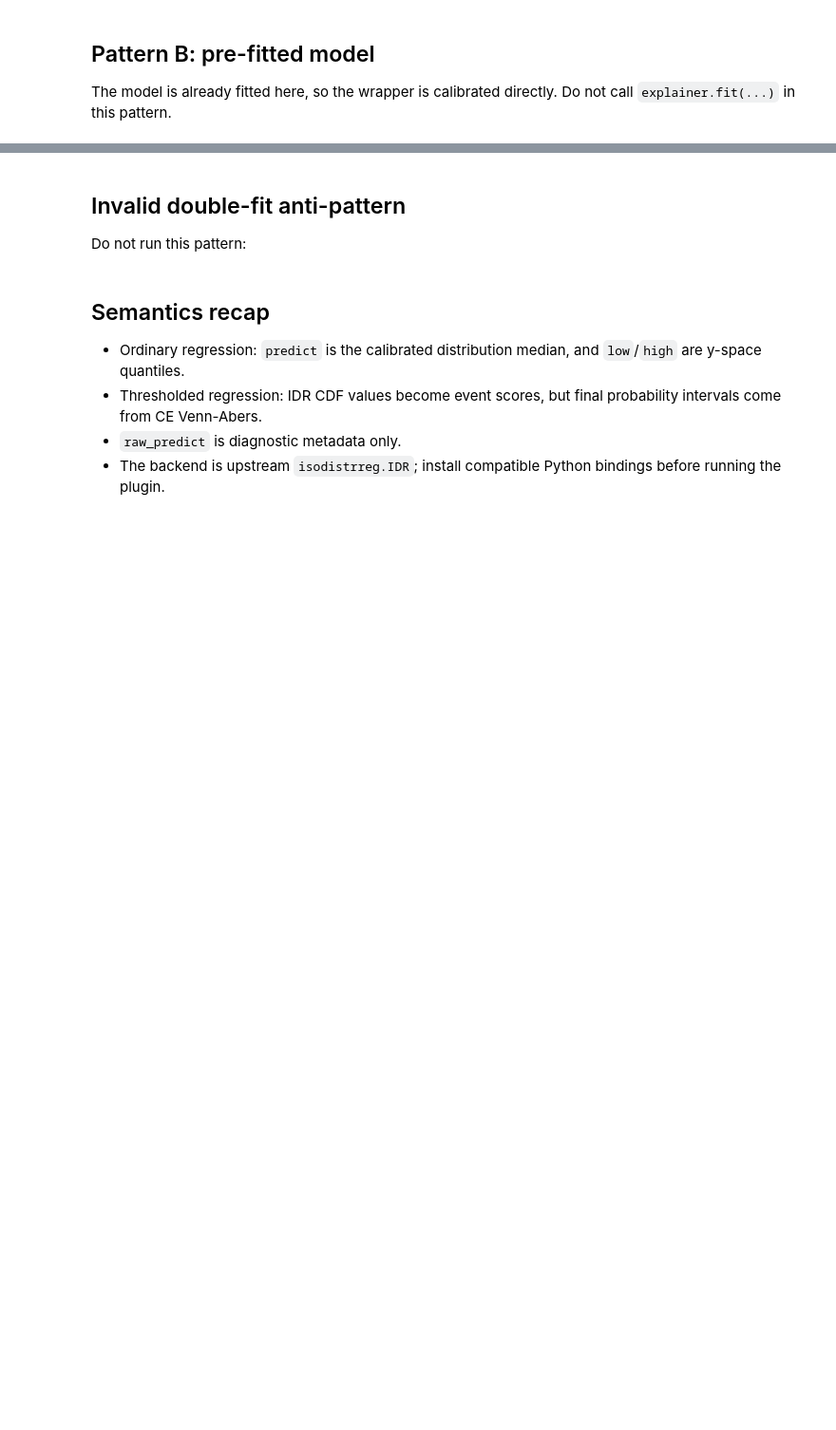
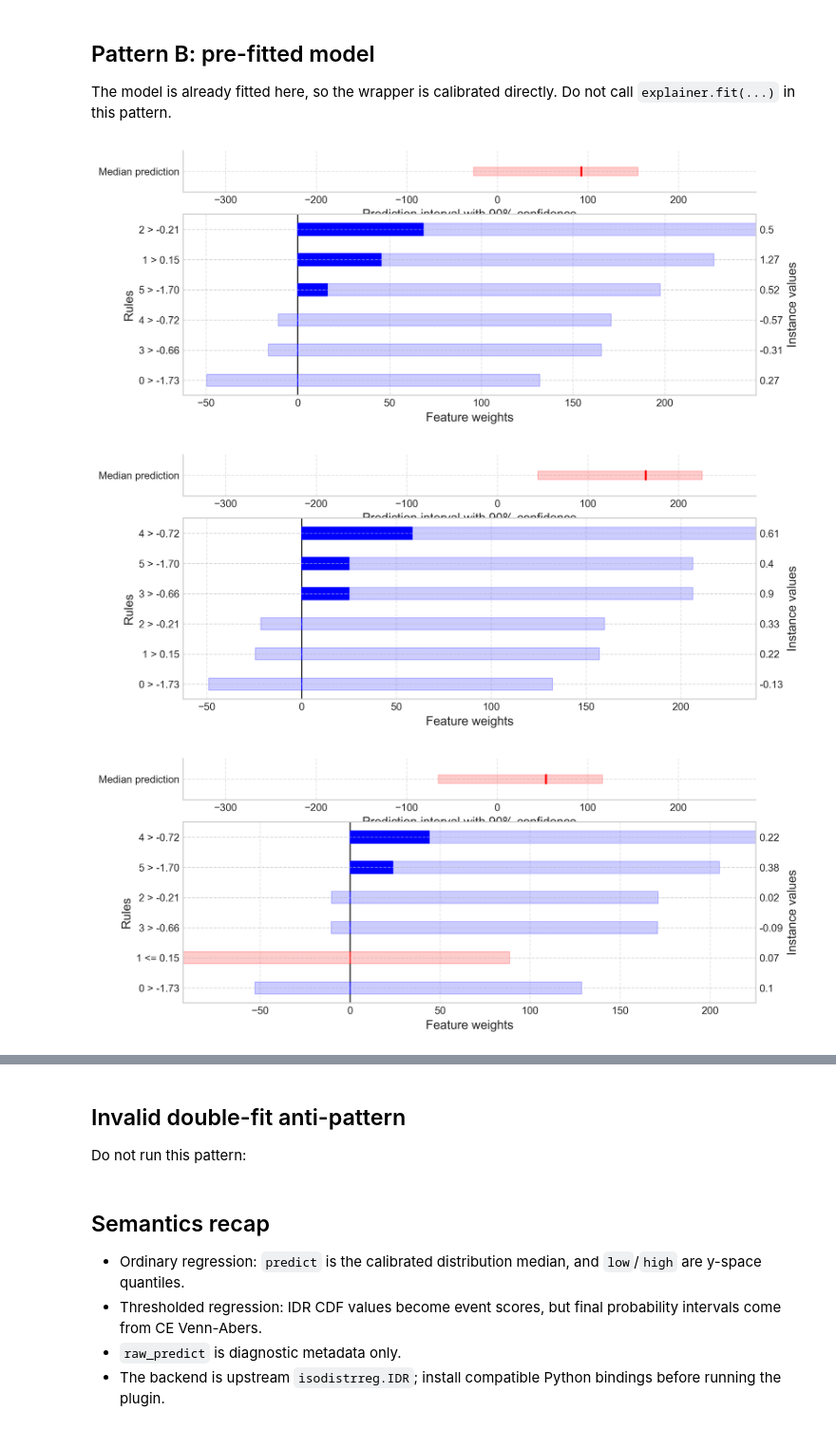
Before and after one commit to kristinebergs/calibrated-explanations-plugins, a Jupyter notebook: packages/calibration/calibrated-explanations-calibration-idr/examples/idr_regression_calibrator.ipynb, the cells around one changed output, grey strips where cells are left out. Shown at 95% size. Saved outputs shown, nothing was run; the diff lists cells and outputs as text; code cells hidden in the pictures; blank space fills up the shorter version.

```diff
--- a/packages/calibration/calibrated-explanations-calibration-idr/examples/idr_regression_calibrator.ipynb
+++ b/packages/calibration/calibrated-explanations-calibration-idr/examples/idr_regression_calibrator.ipynb
@@ -64,14 +75,18 @@ The model is already fitted here, so the wrapper is calibrated directly. Do not
 # %%
 prefit_model = RandomForestRegressor(random_state=0).fit(X_train, y_train)
 
 prefit_explainer = WrapCalibratedExplainer(prefit_model)
 prefit_explainer.calibrate(
     X_cal,
     y_cal,
     interval_calibrator=plugin_id,
 )
 prefit_explanations = prefit_explainer.explain_factual(
     X_test[:5],
     low_high_percentiles=(5, 95),
 )
-prefit_explanations.plot()
+prefit_explanations.plot(uncertainty=True)
+# %% [output]
+[figure, added]
+[figure, added]
+[figure, added]
```
Also changed, not shown: parts of 4 cells of this notebook, 15 other files.
